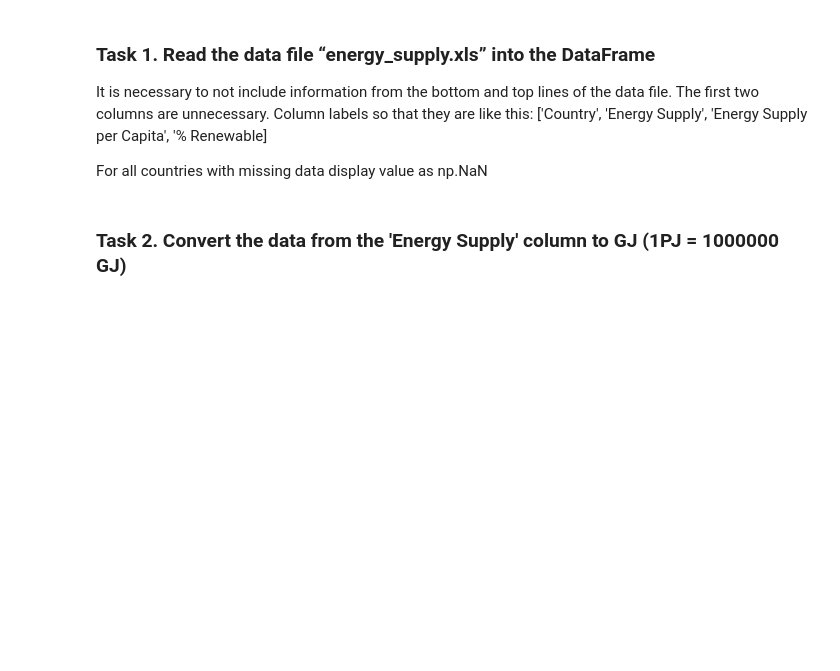
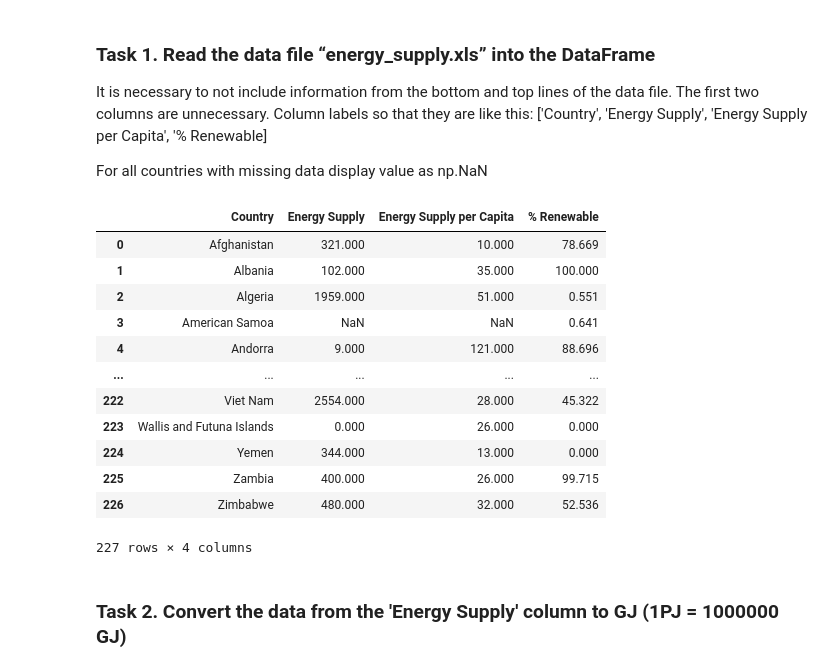
Before and after one commit to neffarrty/python-data-analysis, a Jupyter notebook: Lab4/lab.ipynb, the cells around one changed output. Drawn from its saved outputs; the diff is of its cells as text; code cells hidden in the pictures; blank space fills up the shorter version.

```diff
--- a/Lab4/lab.ipynb
+++ b/Lab4/lab.ipynb
@@ -23,6 +24,22 @@ energy_supply = pd.read_excel(
     names=['Country', 'Energy Supply', 'Energy Supply per Capita', '% Renewable'],
     na_values=['...']
 )
+# %%
+energy_supply
+# %% [output]
+|  | Country | Energy Supply | Energy Supply per Capita | % Renewable |
+| 0 | Afghanistan | 321.000 | 10.000 | 78.669 |
+| 1 | Albania | 102.000 | 35.000 | 100.000 |
+| 2 | Algeria | 1959.000 | 51.000 | 0.551 |
+| 3 | American Samoa | NaN | NaN | 0.641 |
+| 4 | Andorra | 9.000 | 121.000 | 88.696 |
+| ... | ... | ... | ... | ... |
+| 222 | Viet Nam | 2554.000 | 28.000 | 45.322 |
+| 223 | Wallis and Futuna Islands | 0.000 | 26.000 | 0.000 |
+| 224 | Yemen | 344.000 | 13.000 | 0.000 |
+| 225 | Zambia | 400.000 | 26.000 | 99.715 |
+| 226 | Zimbabwe | 480.000 | 32.000 | 52.536 |
+227 rows × 4 columns
 # %% [markdown]
 ### Task 2. Convert the data from the 'Energy Supply' column to GJ (1PJ = 1000000 GJ)
 # %%
```
Also changed, not shown: parts of 9 cells of this notebook.
